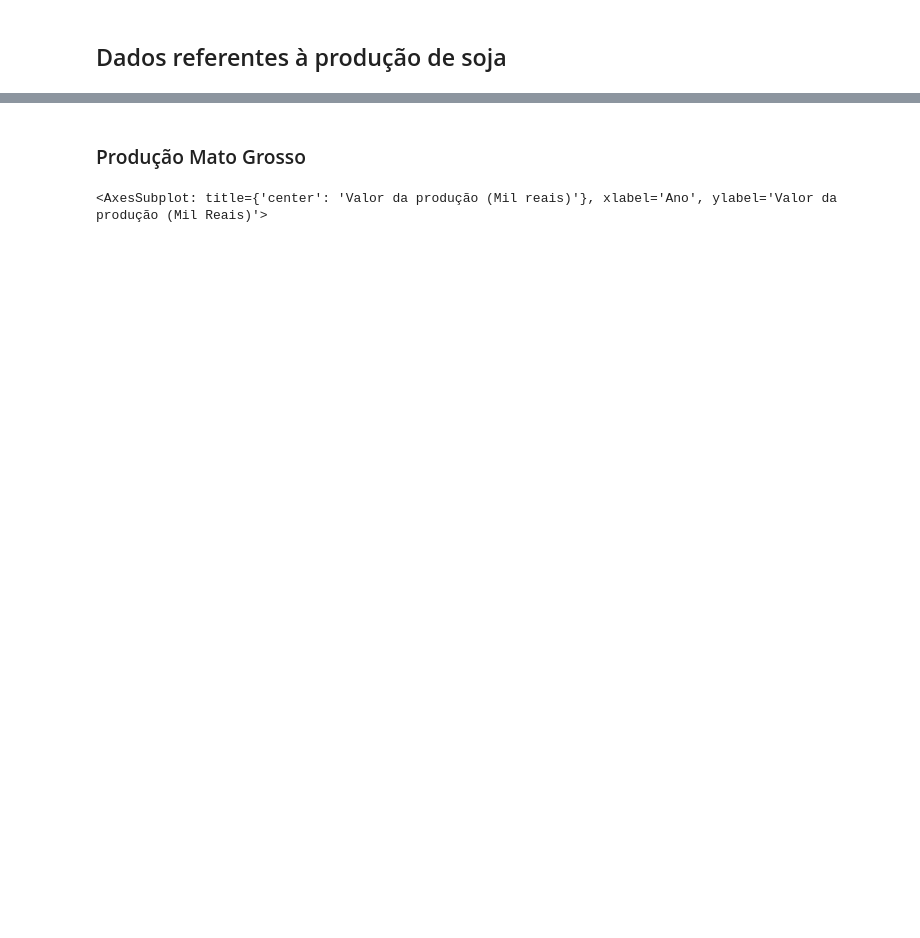
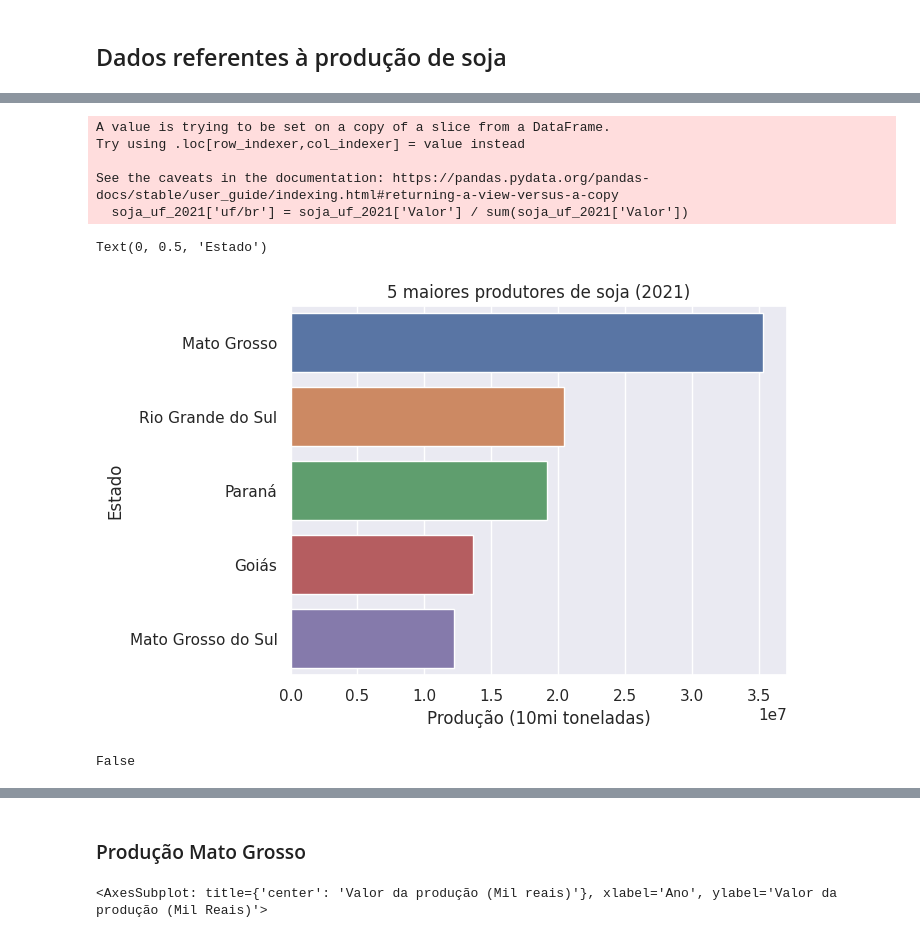
Before and after one commit to luiz-EL/An-liseMercadoSoja, a Jupyter notebook: mercado_soja.ipynb, the cells around one changed output, grey strips where cells are left out. Saved outputs shown, nothing was run; the diff lists cells and outputs as text; code cells hidden in the pictures; blank space fills up the shorter version.

Commit message:
Relatório em Produção

```diff
--- a/mercado_soja.ipynb
+++ b/mercado_soja.ipynb
@@ -19,2 +27,19 @@ dados = data_get(2018, 2022)
 # %% [markdown]
 ## Dados referentes à produção de soja
+# %%
+soja_uf = sidrapy.get_table(
+    table_code = '5457',
+    territorial_level = '3',
+    ibge_territorial_code = 'all',
+    period = '2018-2022',
+    classification = '782/40124',
+    variable = '214,8331'
+)[['D2N','D1N','D3N','V']]
+
+soja_uf.columns = soja_uf.iloc[0]
+soja_uf.drop(index = 0, inplace=True)
+
+soja_uf['Valor'] = soja_uf['Valor'].replace('-', 0) # Mudando valores '-' para 0
+soja_uf['Valor'] = [float(val) for val in soja_uf['Valor']]
+
+soja_uf
@@ -21,3 +60,25 @@ dados = data_get(2018, 2022)
+# %%
+soja_uf_2021 = soja_uf[soja_uf['Ano'] == '2021']
+soja_uf_2021['uf/br'] = soja_uf_2021['Valor'] / sum(soja_uf_2021['Valor'])
+
+top5_uf = soja_uf_2021[soja_uf_2021['Variável'] == 'Quantidade produzida'].sort_values(by = 'Valor', ascending=False).head(5)
+
+plt.title("5 maiores produtores de soja (2021)")
+sns.barplot(top5_uf, y = 'Unidade da Federação', x = 'Valor')
+plt.xlabel('Produção (10mi toneladas)')
+plt.ylabel('Estado')
+# %% [output]
+A value is trying to be set on a copy of a slice from a DataFrame.
+Try using .loc[row_indexer,col_indexer] = value instead
+
+See the caveats in the documentation: https://pandas.pydata.org/pandas-docs/stable/user_guide/indexing.html#returning-a-view-versus-a-copy
+  soja_uf_2021['uf/br'] = soja_uf_2021['Valor'] / sum(soja_uf_2021['Valor'])
+Text(0, 0.5, 'Estado')
+[figure, added]
+# %%
+True in [vl is float for vl in soja_uf['Valor']]
+# %% [output]
+False
 # %%
 #dados.soy()
 soja = pd.read_csv('tabelas/prod_soja_mt_2018_2021.csv', index_col = ['Ano'])
```
Also changed, not shown: parts of 9 cells of this notebook, 10 other files.
